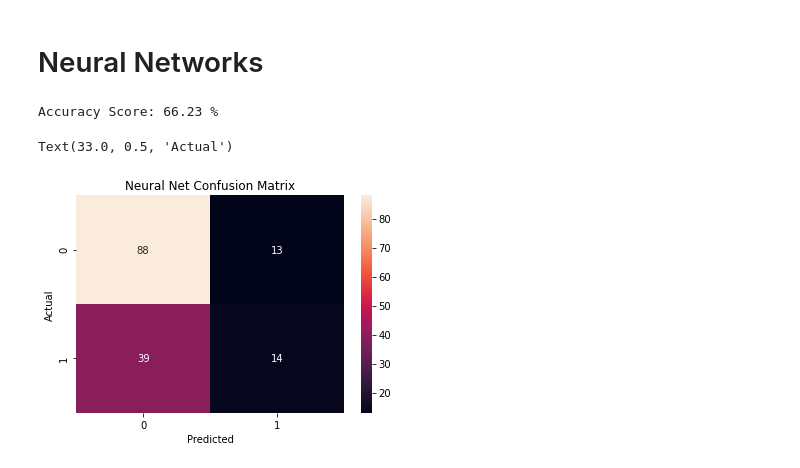
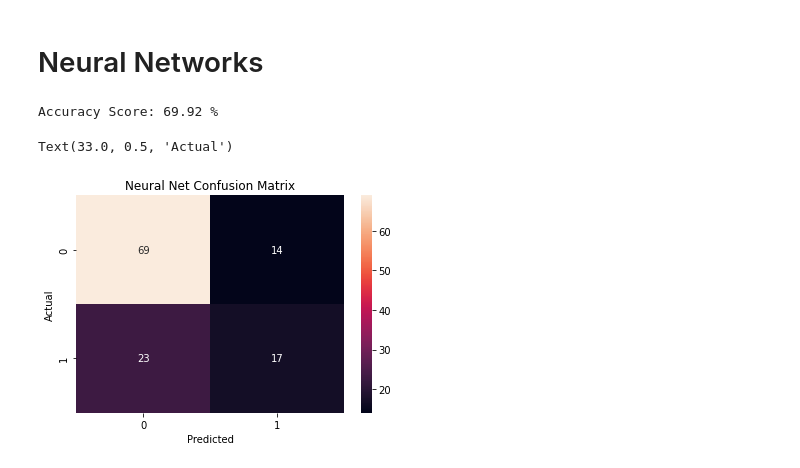
Before and after one commit to sadiatasneemkhan/BMEN_415_Project, a Jupyter notebook: Davina/Classification/Classification Models.ipynb, the cells around one changed output. Cells and saved outputs as stored; diff of their text form; code cells hidden in the pictures.

Commit message:
neural network split change to 20% to match group

```diff
--- a/Davina/Classification/Classification Models.ipynb
+++ b/Davina/Classification/Classification Models.ipynb
@@ -91,22 +91,22 @@ Text(33.0, 0.5, 'Actual')
 # %%
 from sklearn.neural_network import MLPClassifier
 # %%
-XTrain, XTest, yTrain, yTest = train_test_split(X, y, random_state=0)
+XTrain, XTest, yTrain, yTest = train_test_split(X, y, test_size = 0.2, random_state=0)
 
 NeuralNet = MLPClassifier(random_state = 3, max_iter = 9000)
 
 NeuralNet.fit(XTrain, yTrain)
 yPred = NeuralNet.predict(XTest)
 
 accuracy = (accuracy_score(yTest, yPred)) * 100
 print('Accuracy Score:', round(accuracy, 2), '%')
 
 ConfusionM = confusion_matrix(yTest, yPred)
 ConfusionM = sns.heatmap(ConfusionM, annot = True)
 ConfusionM.set_title('Neural Net Confusion Matrix')
 ConfusionM.set_xlabel('Predicted')
 ConfusionM.set_ylabel('Actual')
 # %% [output]
-Accuracy Score: 66.23 %
+Accuracy Score: 69.92 %
 Text(33.0, 0.5, 'Actual')
-[figure, old version]
+[figure, new version]
```
Also changed, not shown: parts of 1 cell of this notebook.
